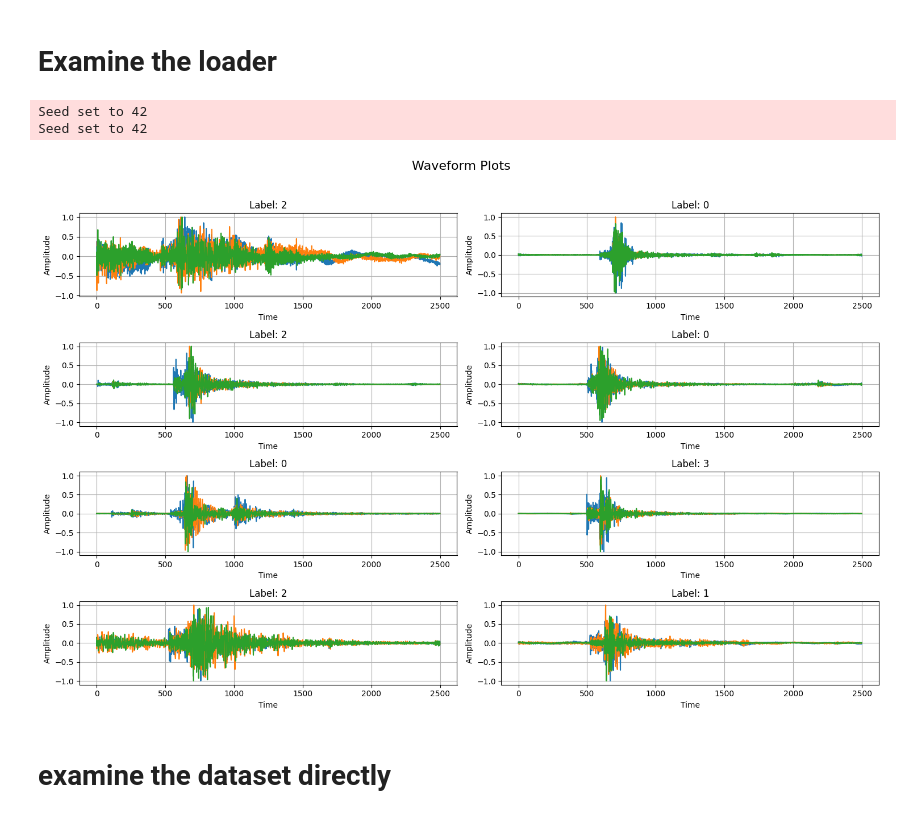
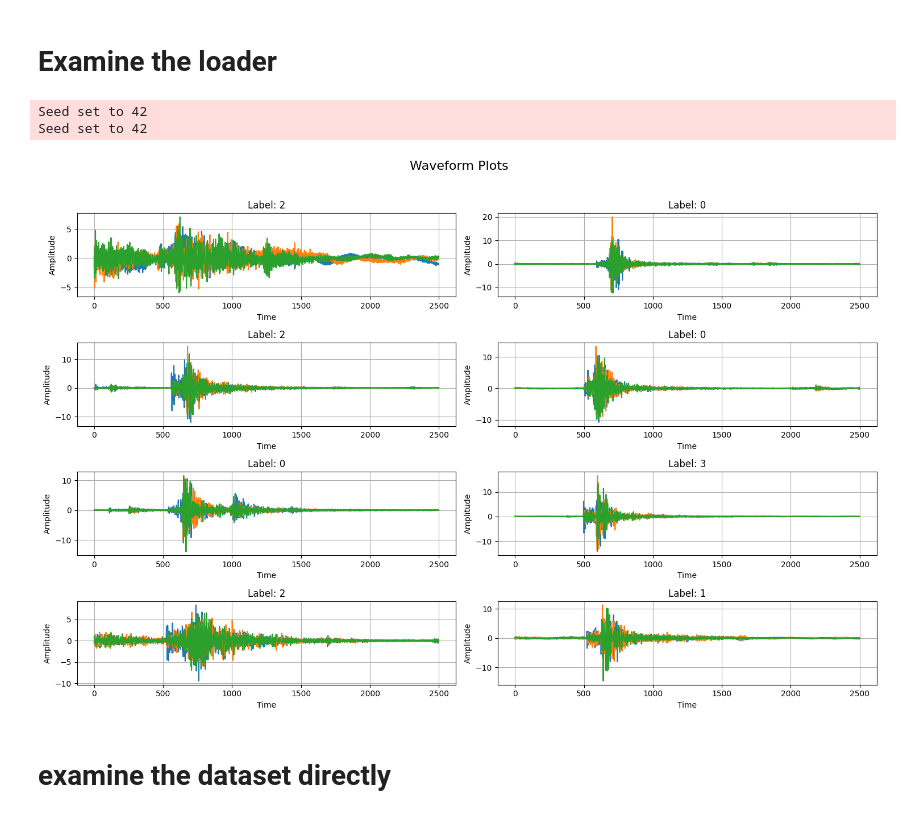
Before and after one commit to liutianlin0121/seisLM, a Jupyter notebook: notebooks/foreshock--aftershock/laurenti_dataset_visualize_classes.ipynb, the cells around one changed output. Cells and saved outputs as stored; diff of their text form; code cells hidden in the pictures.

Commit message:
change data norm in shock classification

```diff
--- a/notebooks/foreshock--aftershock/laurenti_dataset_visualize_classes.ipynb
+++ b/notebooks/foreshock--aftershock/laurenti_dataset_visualize_classes.ipynb
@@ -14,40 +14,44 @@ COMPONENT_ORDER = 'ZNE'
 DIMENSION_ORDER = 'NCW'
 # %% [markdown]
 # Examine the loader
-# %%
-loaders = prepare_foreshock_aftershock_dataloaders(
-  num_classes=NUM_CLASSES,
-  batch_size=BATCH_SIZE,
-  event_split_method=EVENT_SPLIT_METHOD,
-  component_order=COMPONENT_ORDER,
-  standardize=True,
-)
-# %% [output]
-Seed set to 42
-Seed set to 42
 # %%
+loaders = prepare_foreshock_aftershock_dataloaders(
+  num_classes=NUM_CLASSES,
+  batch_size=BATCH_SIZE,
+  event_split_method=EVENT_SPLIT_METHOD,
+  component_order=COMPONENT_ORDER,
+  # standardize=True,
+  demean = False,
+  devide_by_std = True#False,
+  # amp_norm_type='peak',
+  # demean_axis=None,
+  # amp_norm_type='std',
+)
+
 waveforms, labels = next(iter(loaders['train']))
 
 # Create a figure with 8 subplots
 fig, axs = plt.subplots(4, 2, figsize=(15, 10))
 fig.suptitle('Waveform Plots', fontsize=16)
 
 # Plot each waveform in a separate subplot
 for i in range(8):
     ax = axs[i // 2, i % 2]  # Compute subplot index
     ax.plot(waveforms[i].T)
     ax.set_title(f'Label: {labels[i].item()}')
     ax.set_xlabel('Time')
     ax.set_ylabel('Amplitude')
     ax.grid(True)
 
 # Adjust layout for better spacing
 plt.tight_layout(rect=[0, 0, 1, 0.96])
 
 # Show the plot
 plt.show()
 # %% [output]
+Seed set to 42
+Seed set to 42
-[figure, old version]
+[figure, new version]
 # %% [markdown]
 # examine the dataset directly
 # %%
```
Also changed, not shown: 9 other files.
